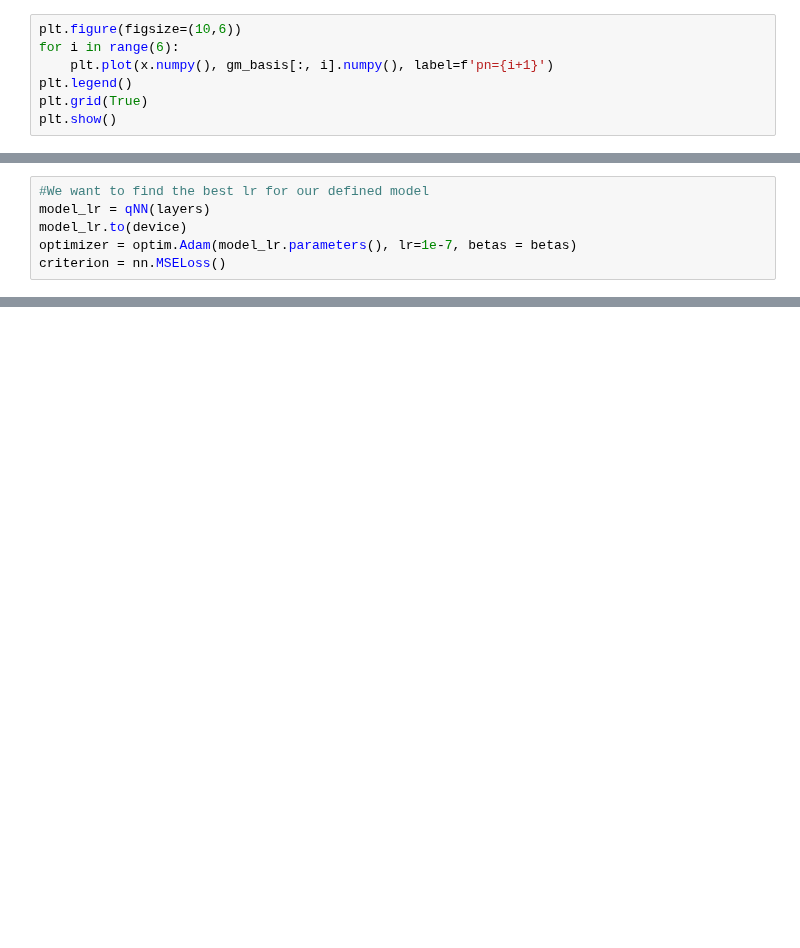
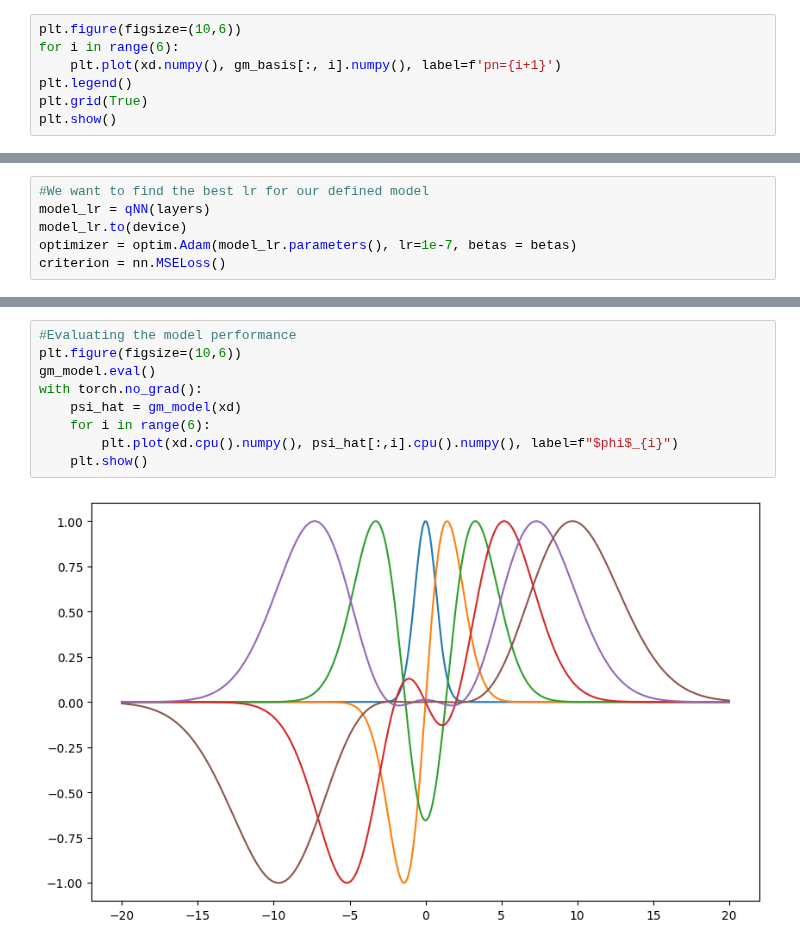
Before and after one commit to oduolaidrisA/Scientific-Machine-Learning-for-QEP, a Jupyter notebook: RqPINN_with_attention/pre_trainer.ipynb, the cells around one changed output, grey strips where cells are left out. Cells and saved outputs as stored; diff of their text form; blank space fills up the shorter version.

```diff
--- a/RqPINN_with_attention/pre_trainer.ipynb
+++ b/RqPINN_with_attention/pre_trainer.ipynb
@@ -282,7 +284,7 @@ gm_basis = gauss_modulated_basis(x, gauss_num)
 # %%
 plt.figure(figsize=(10,6))
 for i in range(6):
-    plt.plot(x.numpy(), gm_basis[:, i].numpy(), label=f'pn={i+1}')
+    plt.plot(xd.numpy(), gm_basis[:, i].numpy(), label=f'pn={i+1}')
 plt.legend()
 plt.grid(True)
 plt.show()
@@ -346,0 +382,11 @@ plt.show()
+# %%
+#Evaluating the model performance
+plt.figure(figsize=(10,6))
+gm_model.eval()
+with torch.no_grad():
+    psi_hat = gm_model(xd)
+    for i in range(6):
+        plt.plot(xd.cpu().numpy(), psi_hat[:,i].cpu().numpy(), label=f"$phi$_{i}")
+    plt.show()
+# %% [output]
+[figure, added]
```
Also changed, not shown: parts of 10 cells of this notebook.
